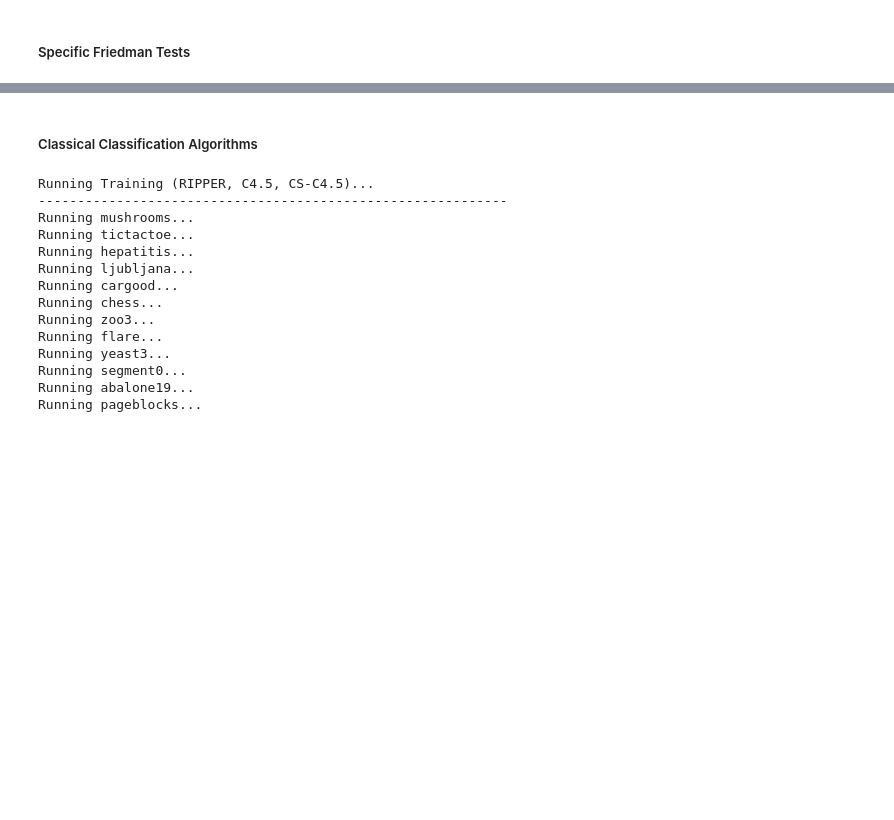
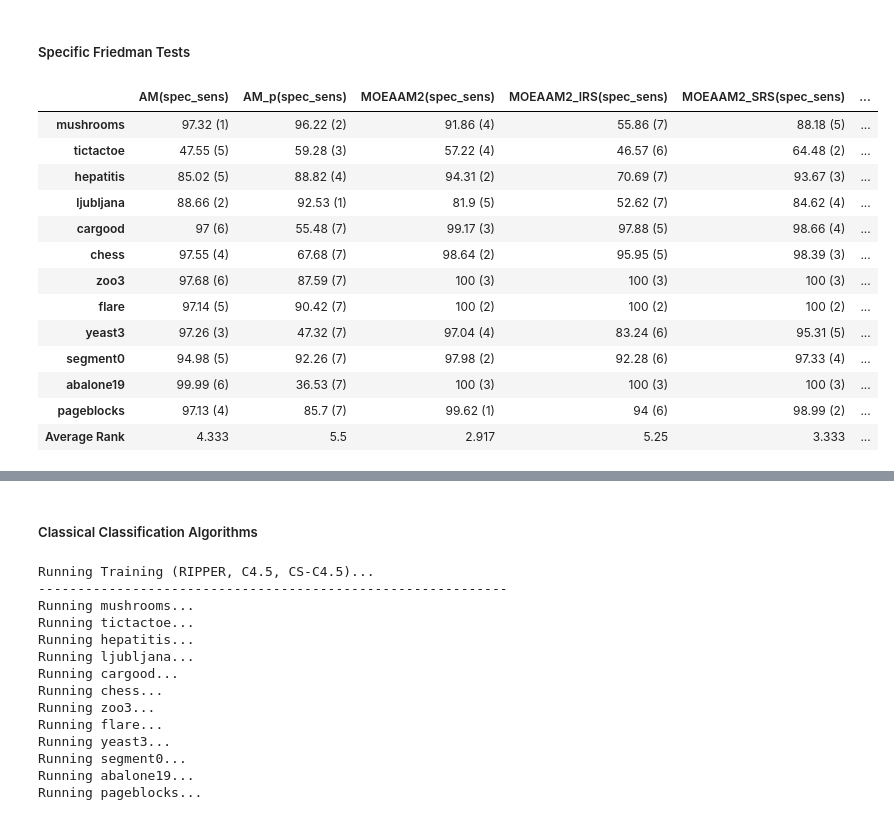
Before and after one commit to AdelCSE/Ant-Miner, a Jupyter notebook: src/notebooks/results_aggregation_2.ipynb, the cells around one changed output, grey strips where cells are left out. Cells and saved outputs as stored; diff of their text form; code cells hidden in the pictures; blank space fills up the shorter version.

```diff
--- a/src/notebooks/results_aggregation_2.ipynb
+++ b/src/notebooks/results_aggregation_2.ipynb
@@ -564,11 +564,25 @@ MOEAAM2(spec_sens) and MOEAAM2_IRS(spec_sens): p=0.00391
 # %% [markdown]
 ##### Specific Friedman Tests
 # %%
-combinations = [
-    ("AM", "spec_sens"),
-    ("AMt", "spec_sens"),
-    ("AM_p", "spec_sens"),
-    ("MOEAAMt", "spec_sens")
-]
+new_folders = ["AM", "AM_p", "MOEAAM2", "MOEAAM2_IRS", "MOEAAM2_SRS", "MOEAAM_drop", "MOEAAM_RS_drop"]
 
-specific
+new_f1_dict = extract_means(dfs, folders=new_folders, target_metric="specificity")
+
+new_f1_df = pd.DataFrame(new_f1_dict, index=DATASETS)
+new_f1_ranks, new_f1_avg_ranks = get_ranking(new_f1_df)
+new_f1_ranks
+# %% [output]
+|  | AM(spec_sens) | AM_p(spec_sens) | MOEAAM2(spec_sens) | MOEAAM2_IRS(spec_sens) | MOEAAM2_SRS(spec_sens) | ... |
+| mushrooms | 97.32 (1) | 96.22 (2) | 91.86 (4) | 55.86 (7) | 88.18 (5) | ... |
+| tictactoe | 47.55 (5) | 59.28 (3) | 57.22 (4) | 46.57 (6) | 64.48 (2) | ... |
+| hepatitis | 85.02 (5) | 88.82 (4) | 94.31 (2) | 70.69 (7) | 93.67 (3) | ... |
+| ljubljana | 88.66 (2) | 92.53 (1) | 81.9 (5) | 52.62 (7) | 84.62 (4) | ... |
+| cargood | 97 (6) | 55.48 (7) | 99.17 (3) | 97.88 (5) | 98.66 (4) | ... |
+| chess | 97.55 (4) | 67.68 (7) | 98.64 (2) | 95.95 (5) | 98.39 (3) | ... |
+| zoo3 | 97.68 (6) | 87.59 (7) | 100 (3) | 100 (3) | 100 (3) | ... |
+| flare | 97.14 (5) | 90.42 (7) | 100 (2) | 100 (2) | 100 (2) | ... |
+| yeast3 | 97.26 (3) | 47.32 (7) | 97.04 (4) | 83.24 (6) | 95.31 (5) | ... |
+| segment0 | 94.98 (5) | 92.26 (7) | 97.98 (2) | 92.28 (6) | 97.33 (4) | ... |
+| abalone19 | 99.99 (6) | 36.53 (7) | 100 (3) | 100 (3) | 100 (3) | ... |
+| pageblocks | 97.13 (4) | 85.7 (7) | 99.62 (1) | 94 (6) | 98.99 (2) | ... |
+| Average Rank | 4.333 | 5.5 | 2.917 | 5.25 | 3.333 | ... |
```
Also changed, not shown: parts of 2 cells of this notebook, 4 other files.
